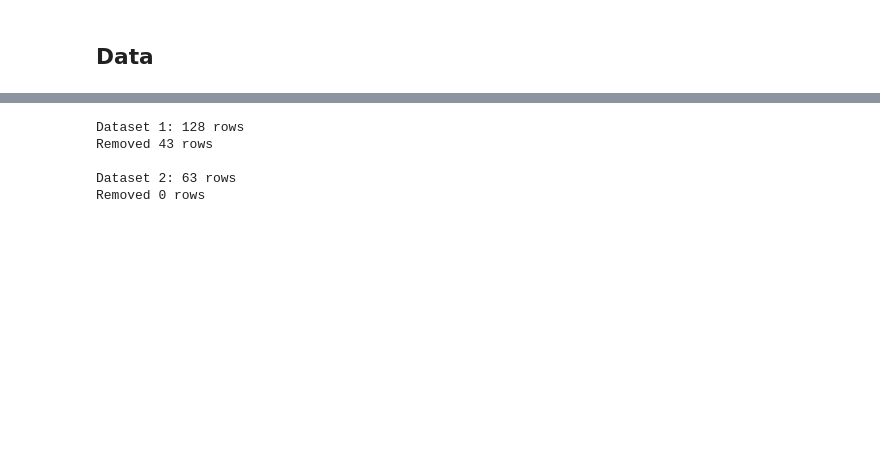
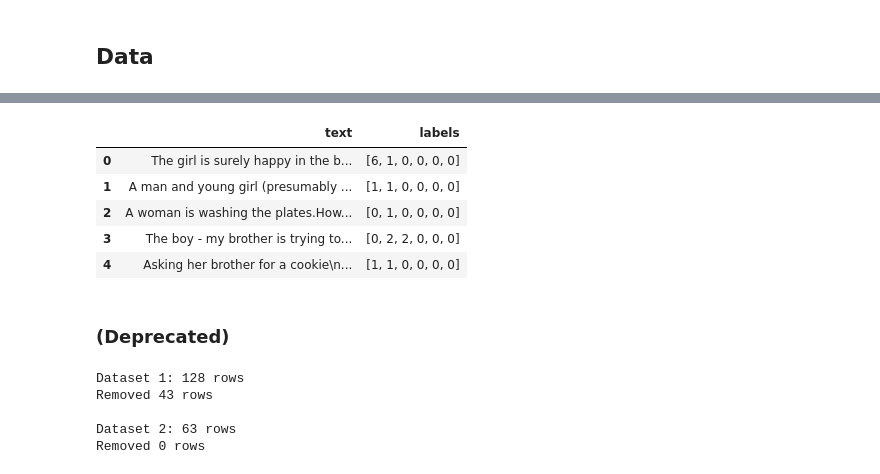
Before and after one commit to jago-h/ToM_coding, a Jupyter notebook: model_distilbert.ipynb, the cells around one changed output, grey strips where cells are left out. Cells and saved outputs as stored; diff of their text form; code cells hidden in the pictures; blank space fills up the shorter version.

```diff
--- a/model_distilbert.ipynb
+++ b/model_distilbert.ipynb
@@ -27,0 +99,20 @@ logging.basicConfig(level=logging.ERROR)
+# %%
+# Convert to vectorized targets
+vectData = pd.DataFrame()
+vectData["text"] = df["Q"]
+vectData["labels"] = df.iloc[:,1:8].values.tolist()
+
+# Train/val split
+from sklearn.model_selection import train_test_split
+trainData, testData = train_test_split(vectData, test_size = 0.2)
+trainData.reset_index(drop = True, inplace = True)
+testData.reset_index(drop = True, inplace = True)
+# %%
+trainData.head()
+# %% [output]
+|  | text | labels |
+| 0 | The girl is surely happy in the b... | [6, 1, 0, 0, 0, 0] |
+| 1 | A man and young girl (presumably ... | [1, 1, 0, 0, 0, 0] |
+| 2 | A woman is washing the plates.How... | [0, 1, 0, 0, 0, 0] |
+| 3 | The boy - my brother is trying to... | [0, 2, 2, 0, 0, 0] |
+| 4 | Asking her brother for a cookie\n... | [1, 1, 0, 0, 0, 0] |
@@ -28,3 +122,5 @@ logging.basicConfig(level=logging.ERROR)
+# %% [markdown]
+### (Deprecated)
 # %%
 names1 = {
     "Q1.1": "aff_tar", "Q1.2": "cog_tar", "Q1.3": "int_tar", "Q1.5": "aff_oth",
```
Also changed, not shown: parts of 24 cells of this notebook, 1 other file.
